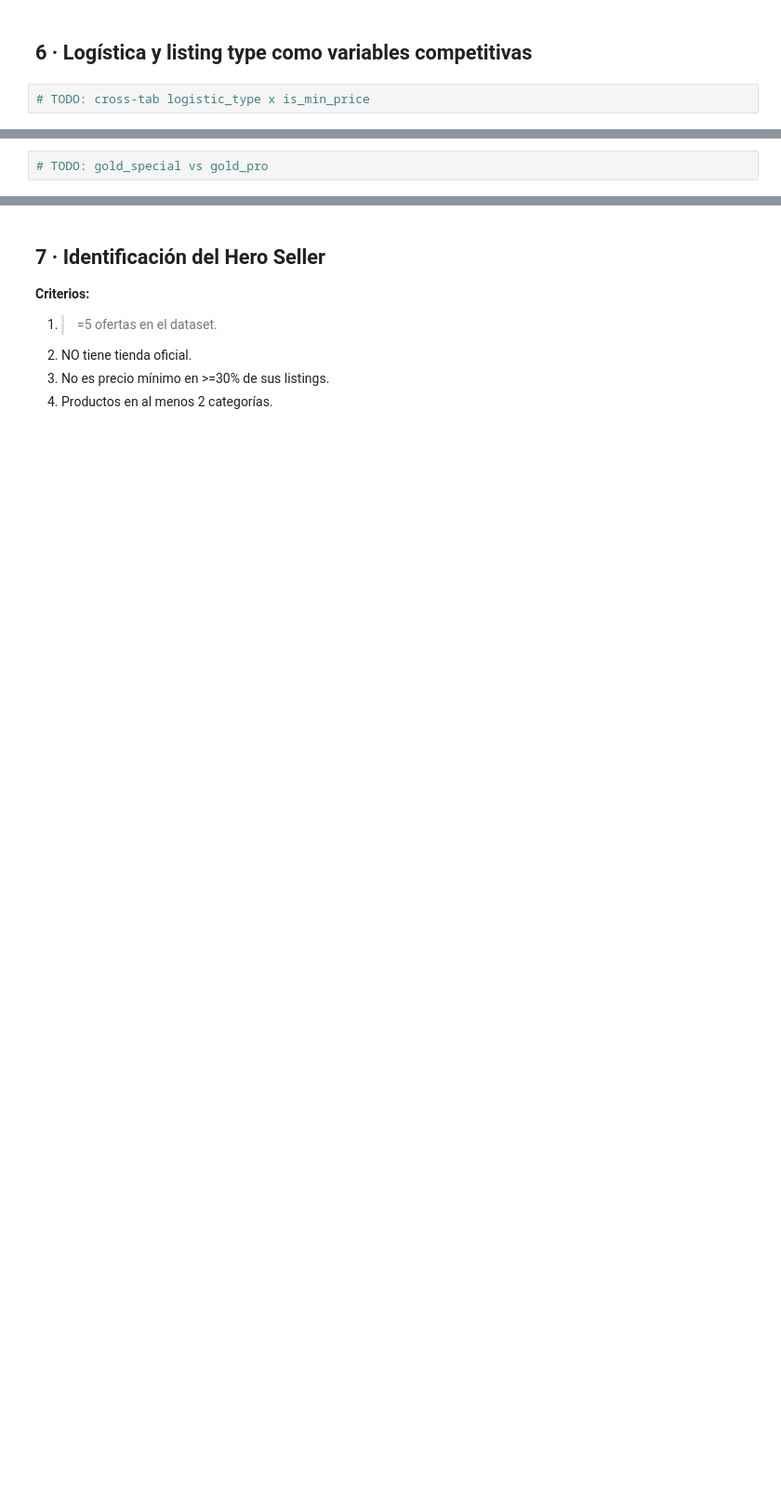
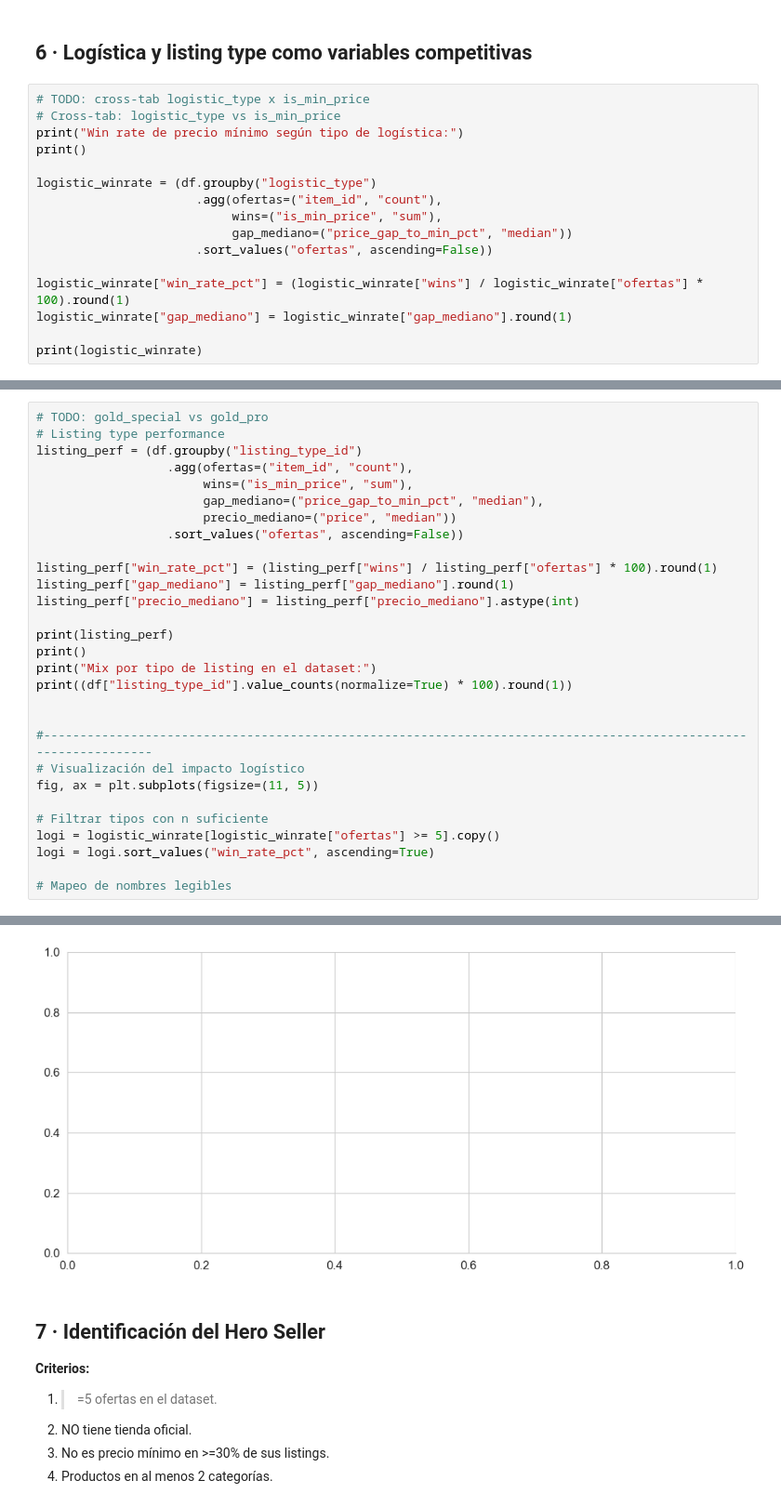
Before and after one commit to JulioPradenas/pricing-health-check-mlc, a Jupyter notebook: notebooks/01_eda.ipynb, the cells around one changed output, grey strips where cells are left out. Shown at 93% size. Drawn from its saved outputs; the diff is of its cells as text; blank space fills up the shorter version.

```diff
--- a/notebooks/01_eda.ipynb
+++ b/notebooks/01_eda.ipynb
@@ -87,3 +332,17 @@ df.info()
 ## 6 · Logística y listing type como variables competitivas
 # %%
 # TODO: cross-tab logistic_type x is_min_price
+# Cross-tab: logistic_type vs is_min_price
+print("Win rate de precio mínimo según tipo de logística:")
+print()
+
+logistic_winrate = (df.groupby("logistic_type")
+                      .agg(ofertas=("item_id", "count"),
+                           wins=("is_min_price", "sum"),
+                           gap_mediano=("price_gap_to_min_pct", "median"))
+                      .sort_values("ofertas", ascending=False))
+
+logistic_winrate["win_rate_pct"] = (logistic_winrate["wins"] / logistic_winrate["ofertas"] * 100).round(1)
+logistic_winrate["gap_mediano"] = logistic_winrate["gap_mediano"].round(1)
+
+print(logistic_winrate)
@@ -90,2 +359,30 @@ df.info()
 # %%
 # TODO: gold_special vs gold_pro
+# Listing type performance
+listing_perf = (df.groupby("listing_type_id")
+                  .agg(ofertas=("item_id", "count"),
+                       wins=("is_min_price", "sum"),
+                       gap_mediano=("price_gap_to_min_pct", "median"),
+                       precio_mediano=("price", "median"))
+                  .sort_values("ofertas", ascending=False))
+
+listing_perf["win_rate_pct"] = (listing_perf["wins"] / listing_perf["ofertas"] * 100).round(1)
+listing_perf["gap_mediano"] = listing_perf["gap_mediano"].round(1)
+listing_perf["precio_mediano"] = listing_perf["precio_mediano"].astype(int)
+
+print(listing_perf)
+print()
+print("Mix por tipo de listing en el dataset:")
+print((df["listing_type_id"].value_counts(normalize=True) * 100).round(1))
+
+
+#-----------------------------------------------------------------------------------------------------------------
+# Visualización del impacto logístico
+fig, ax = plt.subplots(figsize=(11, 5))
+
+# Filtrar tipos con n suficiente
+logi = logistic_winrate[logistic_winrate["ofertas"] >= 5].copy()
+logi = logi.sort_values("win_rate_pct", ascending=True)
+
+# Mapeo de nombres legibles
+# %% [output]
@@ -92,3 +399,4 @@ df.info()
+[figure, added]
 # %% [markdown]
 ## 7 · Identificación del Hero Seller
 
```
Also changed, not shown: parts of 16 cells of this notebook, 4 other files.
